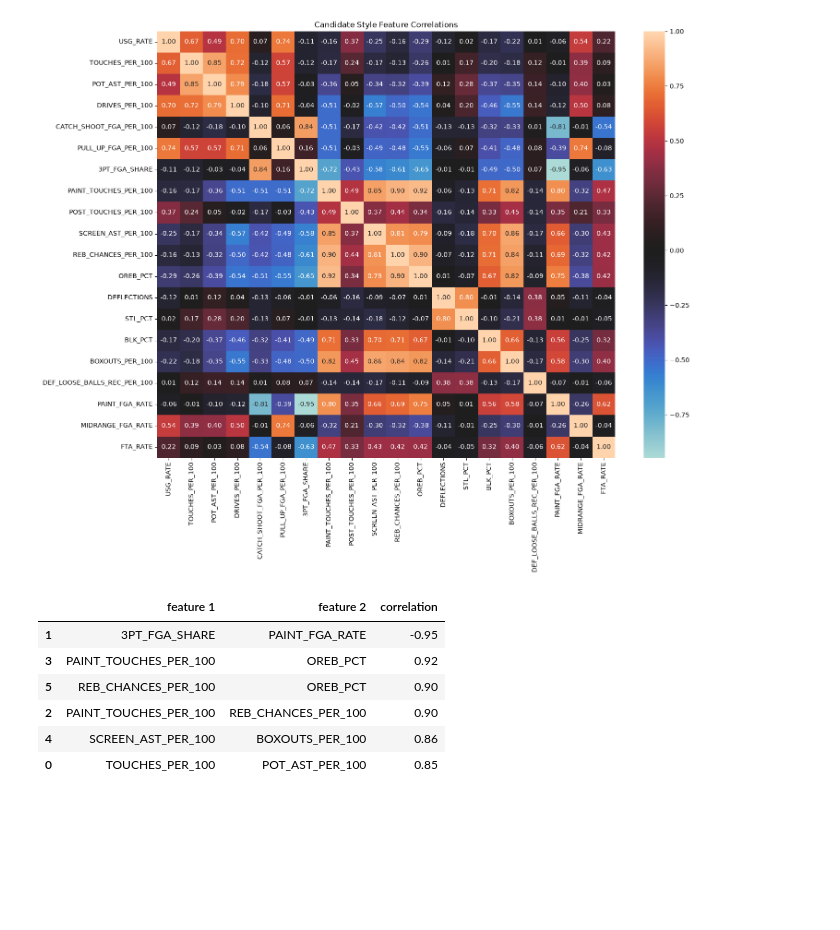
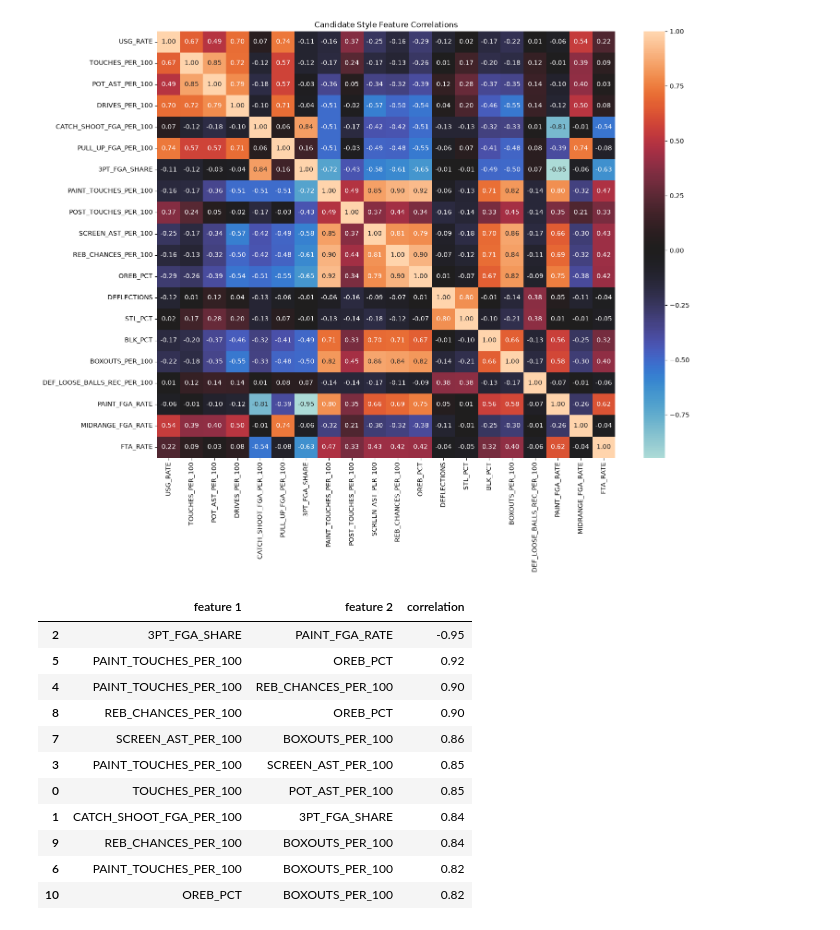
Before and after one commit to alex-abrego/nba-player-archetype-clustering, a Jupyter notebook: notebooks/03_exploratory_data_analysis.ipynb, the cells around one changed output. Drawn from its saved outputs; the diff is of its cells as text; code cells hidden in the pictures; blank space fills up the shorter version.

```diff
--- a/notebooks/03_exploratory_data_analysis.ipynb
+++ b/notebooks/03_exploratory_data_analysis.ipynb
@@ -281,20 +281,25 @@ plt.show()
 # %%
 feature_names = features.columns.tolist()
 strong_corr = []
 for i in range(len(feature_names)):
     for j in range(i + 1, len(feature_names)):
         f1 = feature_names[i]
         f2 = feature_names[j]
         r = corr.loc[f1, f2]
-        if abs(r) >= 0.85:
+        if abs(r) >= 0.81:
             strong_corr.append({"feature 1": f1, "feature 2": f2, "correlation": round(r, 2)})
 strong_corr_df = pd.DataFrame(strong_corr)
 strong_corr_df.sort_values("correlation", key = abs, ascending = False)
 # %% [output]
 |  | feature 1 | feature 2 | correlation |
-| 1 | 3PT_FGA_SHARE | PAINT_FGA_RATE | -0.95 |
-| 3 | PAINT_TOUCHES_PER_100 | OREB_PCT | 0.92 |
-| 5 | REB_CHANCES_PER_100 | OREB_PCT | 0.90 |
-| 2 | PAINT_TOUCHES_PER_100 | REB_CHANCES_PER_100 | 0.90 |
-| 4 | SCREEN_AST_PER_100 | BOXOUTS_PER_100 | 0.86 |
+| 2 | 3PT_FGA_SHARE | PAINT_FGA_RATE | -0.95 |
+| 5 | PAINT_TOUCHES_PER_100 | OREB_PCT | 0.92 |
+| 4 | PAINT_TOUCHES_PER_100 | REB_CHANCES_PER_100 | 0.90 |
+| 8 | REB_CHANCES_PER_100 | OREB_PCT | 0.90 |
+| 7 | SCREEN_AST_PER_100 | BOXOUTS_PER_100 | 0.86 |
+| 3 | PAINT_TOUCHES_PER_100 | SCREEN_AST_PER_100 | 0.85 |
 | 0 | TOUCHES_PER_100 | POT_AST_PER_100 | 0.85 |
+| 1 | CATCH_SHOOT_FGA_PER_100 | 3PT_FGA_SHARE | 0.84 |
+| 9 | REB_CHANCES_PER_100 | BOXOUTS_PER_100 | 0.84 |
+| 6 | PAINT_TOUCHES_PER_100 | BOXOUTS_PER_100 | 0.82 |
+| 10 | OREB_PCT | BOXOUTS_PER_100 | 0.82 |
```
Also changed, not shown: parts of 1 cell of this notebook.
